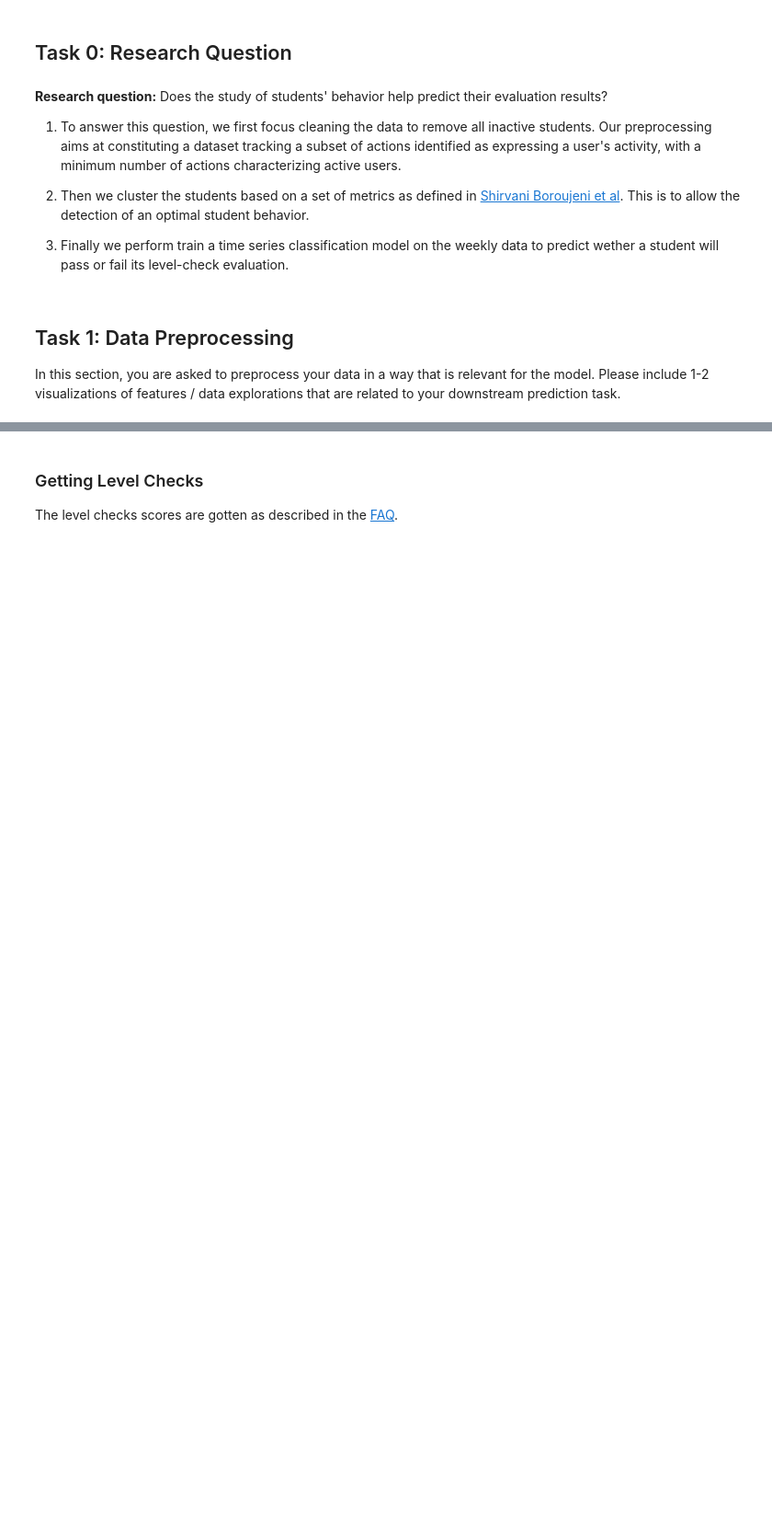
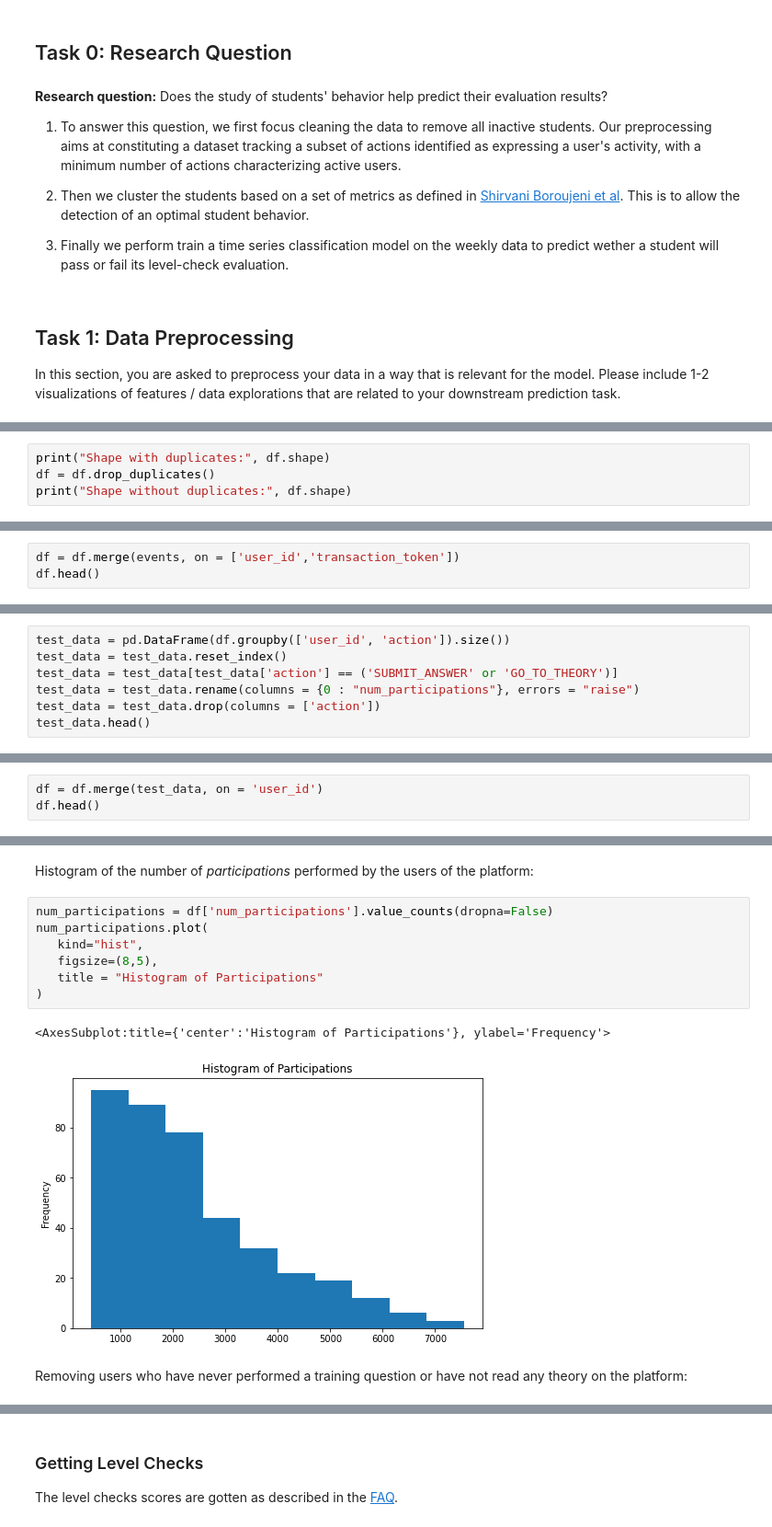
Before and after one commit to ML4BD/milestone-4-roguesgallery, a Jupyter notebook: notebooks/Milestone04/m4_lernnavi_276507.ipynb, the cells around one changed output, grey strips where cells are left out. Shown at 92% size. Drawn from its saved outputs; the diff is of its cells as text; blank space fills up the shorter version.

```diff
--- a/notebooks/Milestone04/m4_lernnavi_276507.ipynb
+++ b/notebooks/Milestone04/m4_lernnavi_276507.ipynb
@@ -52,0 +201,4 @@ In this section, you are asked to preprocess your data in a way that is relevant
+# %%
+print("Shape with duplicates:", df.shape)
+df = df.drop_duplicates()
+print("Shape without duplicates:", df.shape)
@@ -52,0 +221,3 @@ In this section, you are asked to preprocess your data in a way that is relevant
+# %%
+df = df.merge(events, on = ['user_id','transaction_token'])
+df.head()
@@ -52,0 +244,7 @@ In this section, you are asked to preprocess your data in a way that is relevant
+# %%
+test_data = pd.DataFrame(df.groupby(['user_id', 'action']).size())
+test_data = test_data.reset_index()
+test_data = test_data[test_data['action'] == ('SUBMIT_ANSWER' or 'GO_TO_THEORY')]
+test_data = test_data.rename(columns = {0 : "num_participations"}, errors = "raise")
+test_data = test_data.drop(columns = ['action'])
+test_data.head()
@@ -52,0 +260,3 @@ In this section, you are asked to preprocess your data in a way that is relevant
+# %%
+df = df.merge(test_data, on = 'user_id')
+df.head()
@@ -52,0 +271,14 @@ In this section, you are asked to preprocess your data in a way that is relevant
+# %% [markdown]
+Histogram of the number of *participations* performed by the users of the platform:
+# %%
+num_participations = df['num_participations'].value_counts(dropna=False)
+num_participations.plot(
+   kind="hist",
+   figsize=(8,5),
+   title = "Histogram of Participations"
+)
+# %% [output]
+<AxesSubplot:title={'center':'Histogram of Participations'}, ylabel='Frequency'>
+[figure, added]
+# %% [markdown]
+Removing users who have never performed a training question or have not read any theory on the platform:
```
Also changed, not shown: parts of 236 cells of this notebook, 1 other file.
